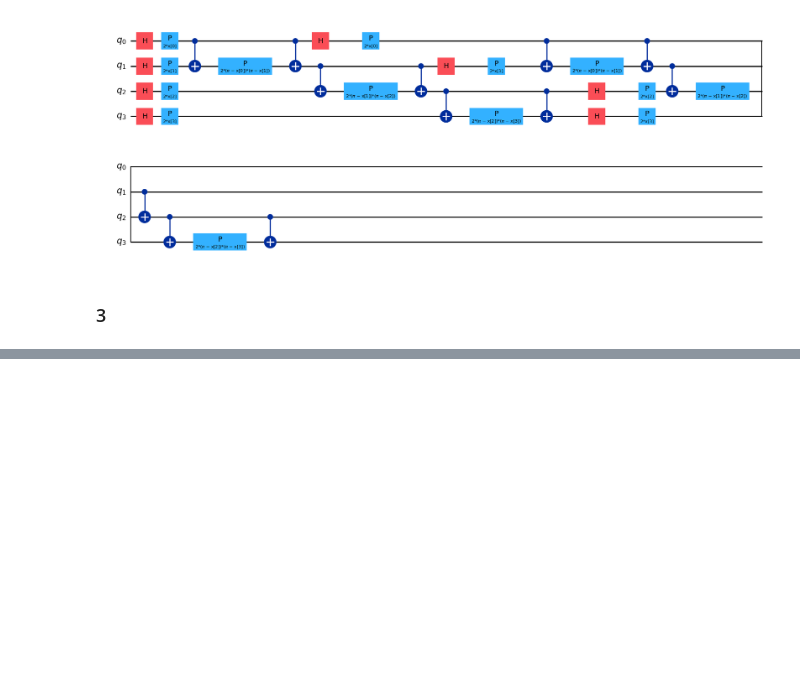
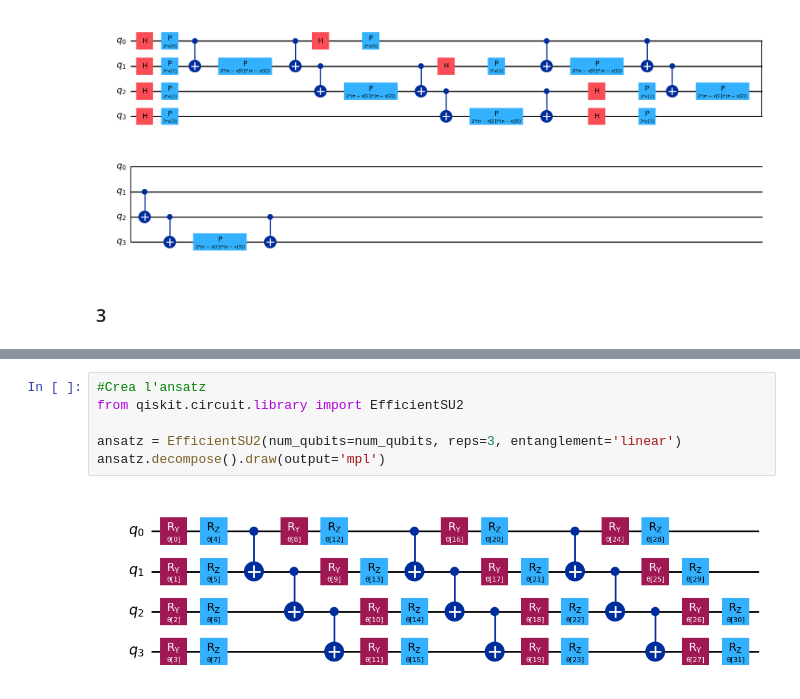
Before and after one commit to MattiaGallucci/HeisenBank, a Jupyter notebook: qml.ipynb, the cells around one changed output, grey strips where cells are left out. Cells and saved outputs as stored; diff of their text form; blank space fills up the shorter version.

```diff
--- a/qml.ipynb
+++ b/qml.ipynb
@@ -49,0 +63,8 @@ feature_map.decompose().draw(output='mpl')
+# %%
+#Crea l'ansatz
+from qiskit.circuit.library import EfficientSU2
+
+ansatz = EfficientSU2(num_qubits=num_qubits, reps=3, entanglement='linear')
+ansatz.decompose().draw(output='mpl')
+# %% [output]
+[figure, added]
```
Also changed, not shown: parts of 2 cells of this notebook.
